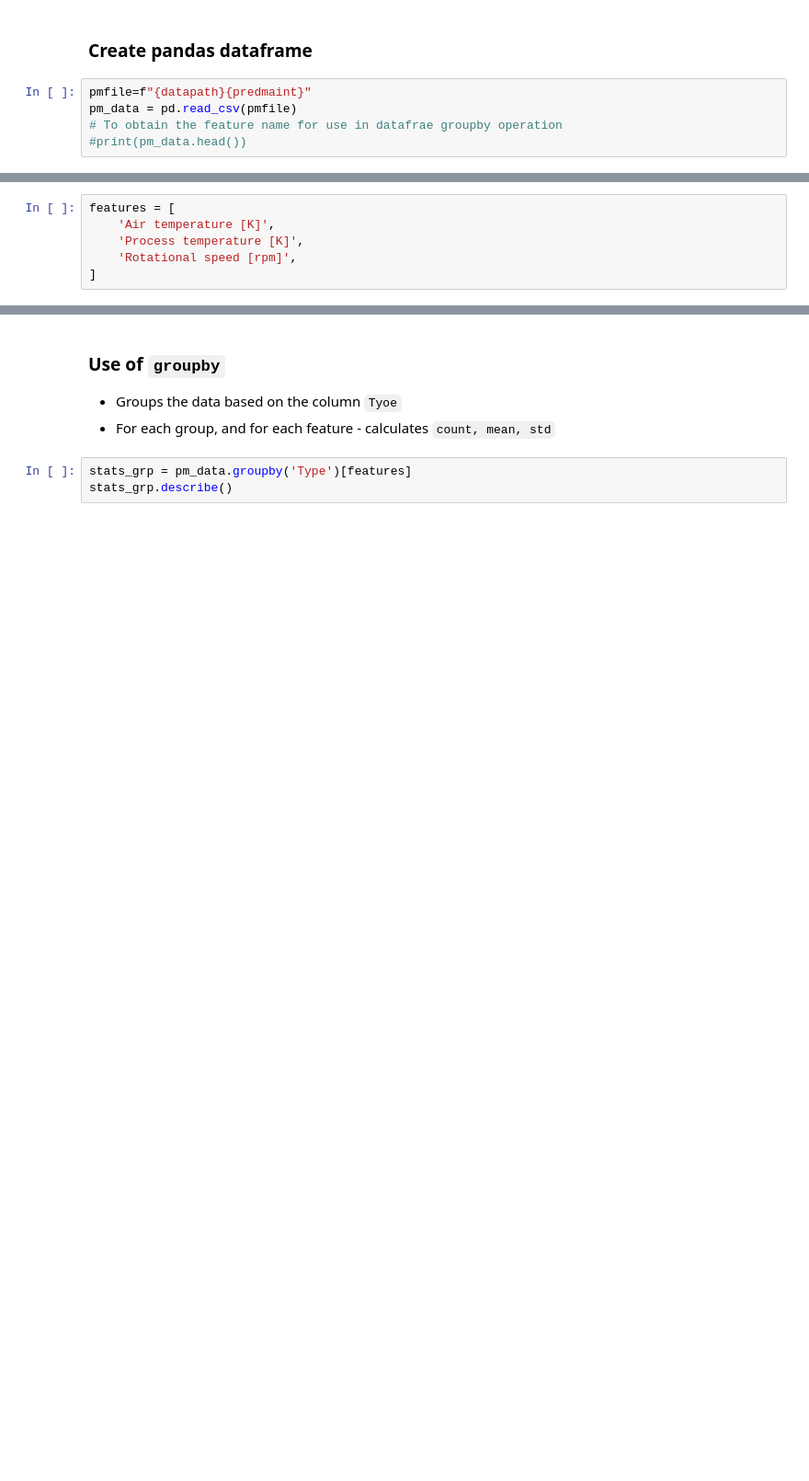
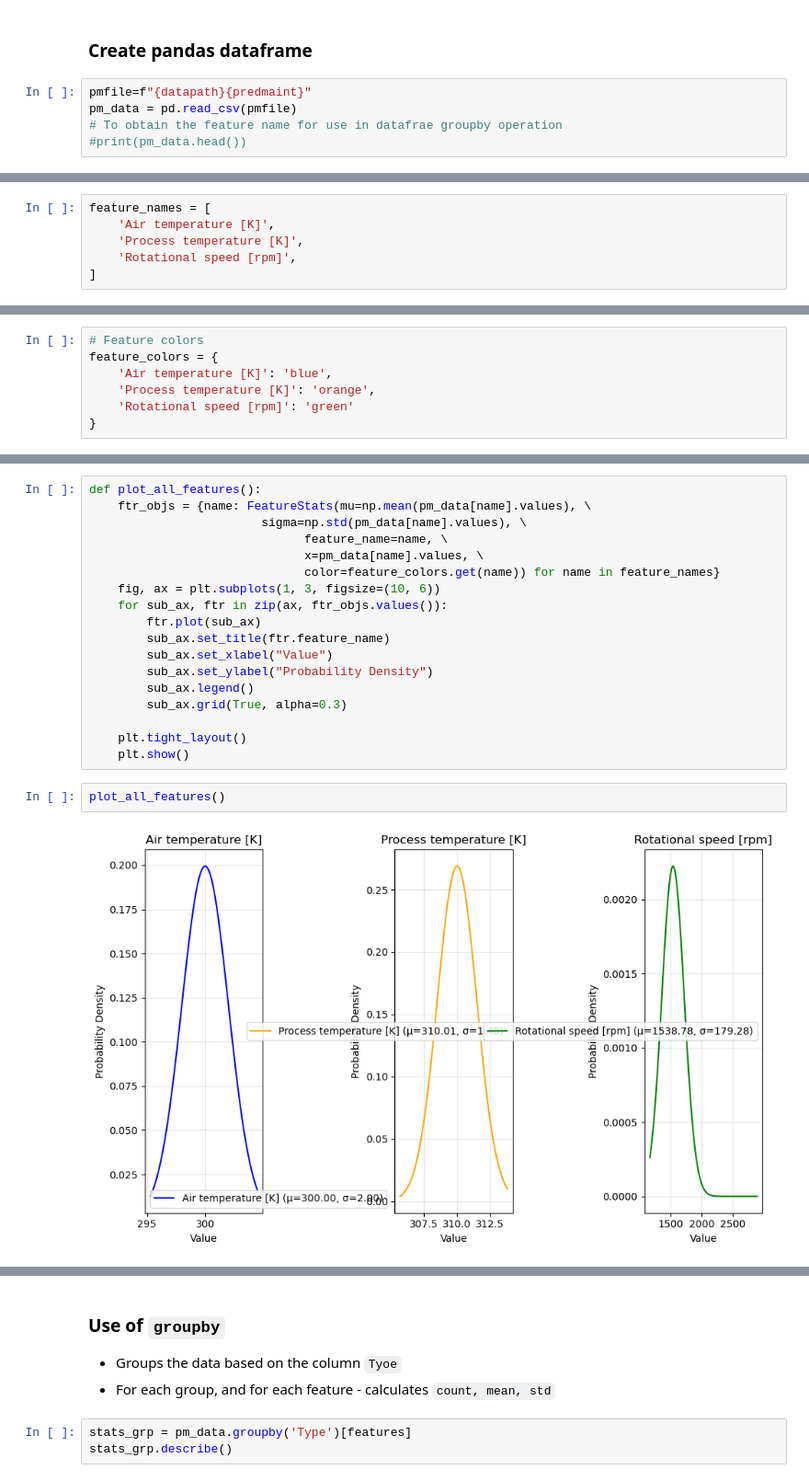
Before and after one commit to sriharip490/AIML-Workbooks, a Jupyter notebook: probability/MLE-workbook0.ipynb, the cells around one changed output, grey strips where cells are left out. Shown at 92% size. Drawn from its saved outputs; the diff is of its cells as text; blank space fills up the shorter version.

```diff
--- a/probability/MLE-workbook0.ipynb
+++ b/probability/MLE-workbook0.ipynb
@@ -58,5 +61,5 @@ pm_data = pd.read_csv(pmfile)
 # %%
-features = [
+feature_names = [
     'Air temperature [K]',
     'Process temperature [K]',
     'Rotational speed [rpm]',
@@ -63,0 +91,7 @@ features = [
+# %%
+# Feature colors
+feature_colors = {
+    'Air temperature [K]': 'blue',
+    'Process temperature [K]': 'orange',
+    'Rotational speed [rpm]': 'green'
+}
@@ -63,0 +137,22 @@ features = [
+# %%
+def plot_all_features():
+    ftr_objs = {name: FeatureStats(mu=np.mean(pm_data[name].values), \
+                        sigma=np.std(pm_data[name].values), \
+                              feature_name=name, \
+                              x=pm_data[name].values, \
+                              color=feature_colors.get(name)) for name in feature_names}
+    fig, ax = plt.subplots(1, 3, figsize=(10, 6))
+    for sub_ax, ftr in zip(ax, ftr_objs.values()):
+        ftr.plot(sub_ax)
+        sub_ax.set_title(ftr.feature_name)
+        sub_ax.set_xlabel("Value")
+        sub_ax.set_ylabel("Probability Density")
+        sub_ax.legend()
+        sub_ax.grid(True, alpha=0.3)
+
+    plt.tight_layout()
+    plt.show()
+# %%
+plot_all_features()
+# %% [output]
+[figure, added]
```
Also changed, not shown: parts of 13 cells of this notebook, 1 other file.
